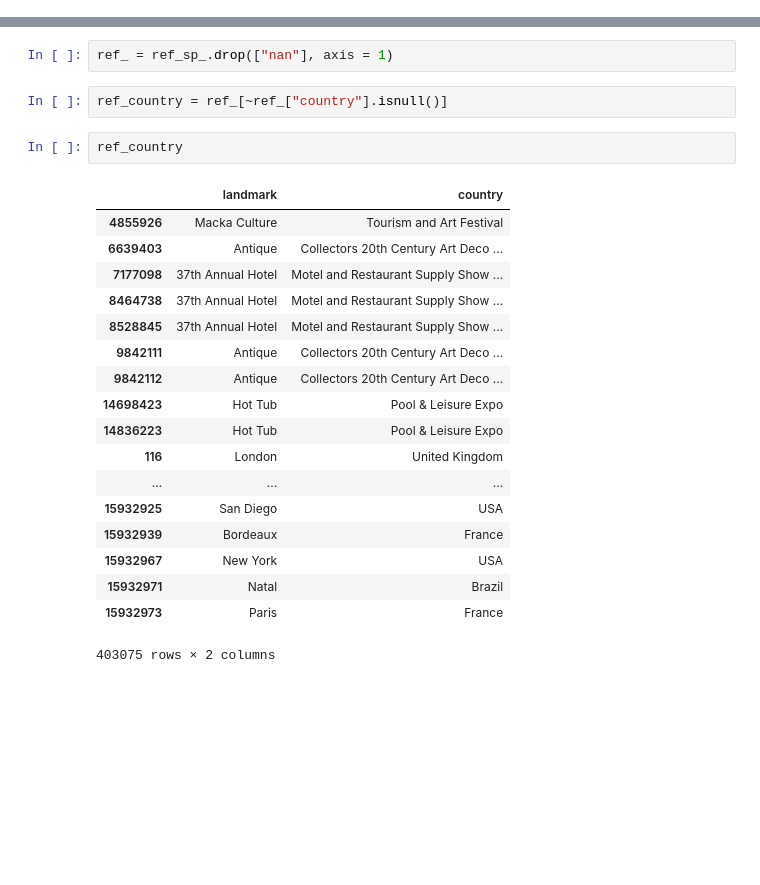
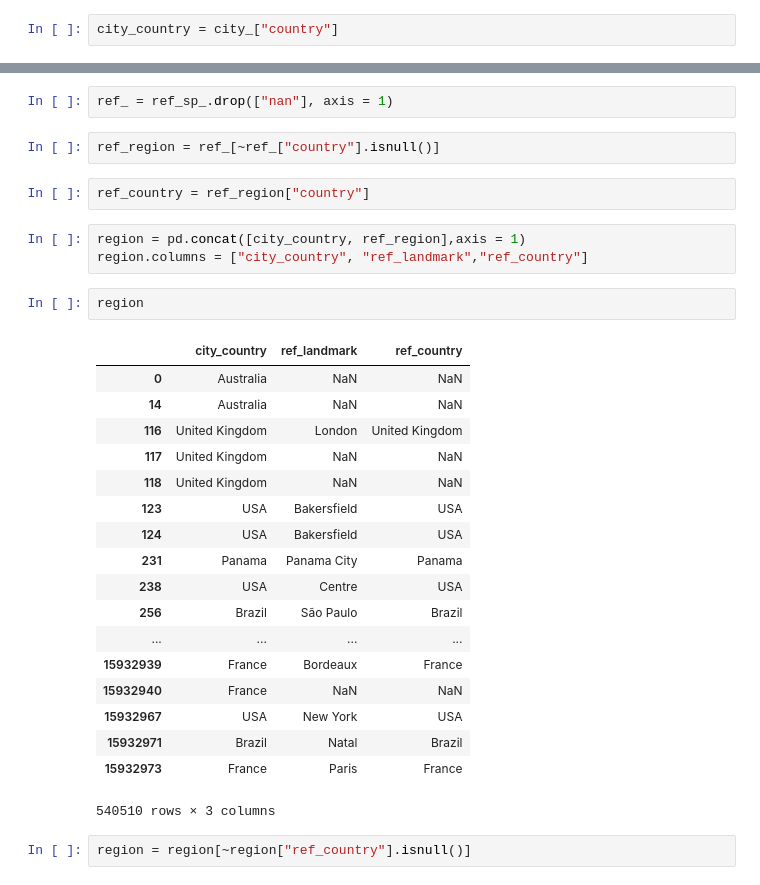
Before and after one commit to sooah/trivago_RecSys_Challenge_2019, a Jupyter notebook: ppt_train_interesting_region.ipynb, the cells around one changed output, grey strips where cells are left out. Saved outputs shown, nothing was run; the diff lists cells and outputs as text; blank space fills up the shorter version.

```diff
--- a/ppt_train_interesting_region.ipynb
+++ b/ppt_train_interesting_region.ipynb
@@ -20,0 +42,2 @@ city_ = city_sp_.drop(["nan"], axis = 1)
+# %%
+city_country = city_["country"]
@@ -29,25 +72,32 @@ ref_sp_.columns = ['landmark', 'country', 'nan']
 # %%
 ref_ = ref_sp_.drop(["nan"], axis = 1)
 # %%
-ref_country = ref_[~ref_["country"].isnull()]
+ref_region = ref_[~ref_["country"].isnull()]
 # %%
-ref_country
+ref_country = ref_region["country"]
-# %% [output]
-|  | landmark | country |
-| 4855926 | Macka Culture | Tourism and Art Festival |
-| 6639403 | Antique | Collectors 20th Century Art Deco ... |
-| 7177098 | 37th Annual Hotel | Motel and Restaurant Supply Show ... |
-| 8464738 | 37th Annual Hotel | Motel and Restaurant Supply Show ... |
-| 8528845 | 37th Annual Hotel | Motel and Restaurant Supply Show ... |
-| 9842111 | Antique | Collectors 20th Century Art Deco ... |
-| 9842112 | Antique | Collectors 20th Century Art Deco ... |
-| 14698423 | Hot Tub | Pool & Leisure Expo |
-| 14836223 | Hot Tub | Pool & Leisure Expo |
-| 116 | London | United Kingdom |
-| ... | ... | ... |
-| 15932925 | San Diego | USA |
-| 15932939 | Bordeaux | France |
-| 15932967 | New York | USA |
-| 15932971 | Natal | Brazil |
-| 15932973 | Paris | France |
-403075 rows × 2 columns
+# %%
+region = pd.concat([city_country, ref_region],axis = 1)
+region.columns = ["city_country", "ref_landmark","ref_country"]
+# %%
+region
+# %% [output]
+|  | city_country | ref_landmark | ref_country |
+| 0 | Australia | NaN | NaN |
+| 14 | Australia | NaN | NaN |
+| 116 | United Kingdom | London | United Kingdom |
+| 117 | United Kingdom | NaN | NaN |
+| 118 | United Kingdom | NaN | NaN |
+| 123 | USA | Bakersfield | USA |
+| 124 | USA | Bakersfield | USA |
+| 231 | Panama | Panama City | Panama |
+| 238 | USA | Centre | USA |
+| 256 | Brazil | São Paulo | Brazil |
+| ... | ... | ... | ... |
+| 15932939 | France | Bordeaux | France |
+| 15932940 | France | NaN | NaN |
+| 15932967 | USA | New York | USA |
+| 15932971 | Brazil | Natal | Brazil |
+| 15932973 | France | Paris | France |
+540510 rows × 3 columns
+# %%
+region = region[~region["ref_country"].isnull()]
```
Also changed, not shown: parts of 5 cells of this notebook.
